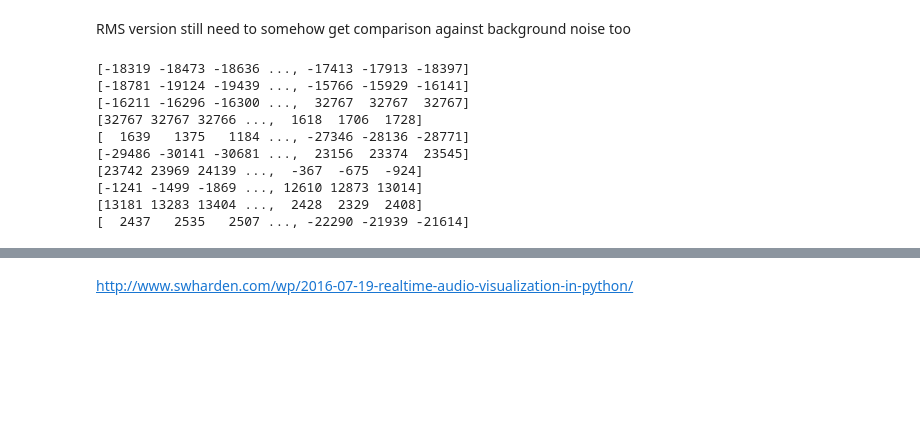
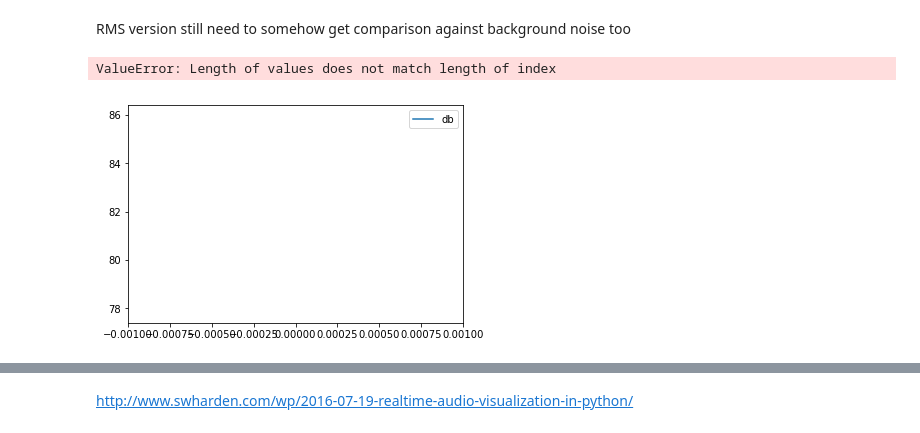
Before and after one commit to SKOMOBO/raspi, a Jupyter notebook: code.ipynb, the cells around one changed output, grey strips where cells are left out. Drawn from its saved outputs; the diff is of its cells as text; code cells hidden in the pictures; blank space fills up the shorter version.

```diff
--- a/code.ipynb
+++ b/code.ipynb
@@ -46,36 +46,40 @@ RMS version still need to somehow get comparison against background noise too
 # %%
 import pyaudio
 import numpy as np
 import audioop
+import pandas as pd
 
 CHUNK = 4096 # number of data points to read at a time
 RATE = 44100 # time resolution of the recording device (Hz)
 
 p=pyaudio.PyAudio() # start the PyAudio class
 stream=p.open(format=pyaudio.paInt16,channels=1,rate=RATE,input=True,
-              frames_per_buffer=CHUNK) #uses default input device
+              frames_per_buffer=CHUNK, input_device_index = 1) #uses default input device
 
 # create a numpy array holding a single read of audio data
-for i in range(10): #to it a few times just to see
-    data = np.fromstring(stream.read(CHUNK),dtype=np.int16)
-    print(data)
+#     print(data)
 
 
-#check what teh 2 is
-db = 20 * np.log10(audioop.rms(data, 2))
+# generate RMS for the 10 samples
+
+# for proper val compared to background noise need to get samples from mic2 and divide by it
+
+# try and git
+db = []
+DB = pd.DataFrame(columns = ['db'])
+for i in range(10000000):
+    for i in range(10): #to it a few times just to see
+        data = np.fromstring(stream.read(CHUNK),dtype=np.int16).astype(np.float)
+
+    # the rms gives us the power from the amplitude
+    db.append(20 * np.log10(audioop.rms(data, 2)))
+    DB['db'] = db
+    DB.plot()
 
 # close the stream gracefully
 stream.stop_stream()
 stream.close()
 p.terminate()
 # %% [output]
-[-18319 -18473 -18636 ..., -17413 -17913 -18397]
-[-18781 -19124 -19439 ..., -15766 -15929 -16141]
-[-16211 -16296 -16300 ...,  32767  32767  32767]
-[32767 32767 32766 ...,  1618  1706  1728]
-[  1639   1375   1184 ..., -27346 -28136 -28771]
-[-29486 -30141 -30681 ...,  23156  23374  23545]
-[23742 23969 24139 ...,  -367  -675  -924]
-[-1241 -1499 -1869 ..., 12610 12873 13014]
-[13181 13283 13404 ...,  2428  2329  2408]
-[  2437   2535   2507 ..., -22290 -21939 -21614]
+ValueError: Length of values does not match length of index
+[figure, added]
```
Also changed, not shown: parts of 3 cells of this notebook.
